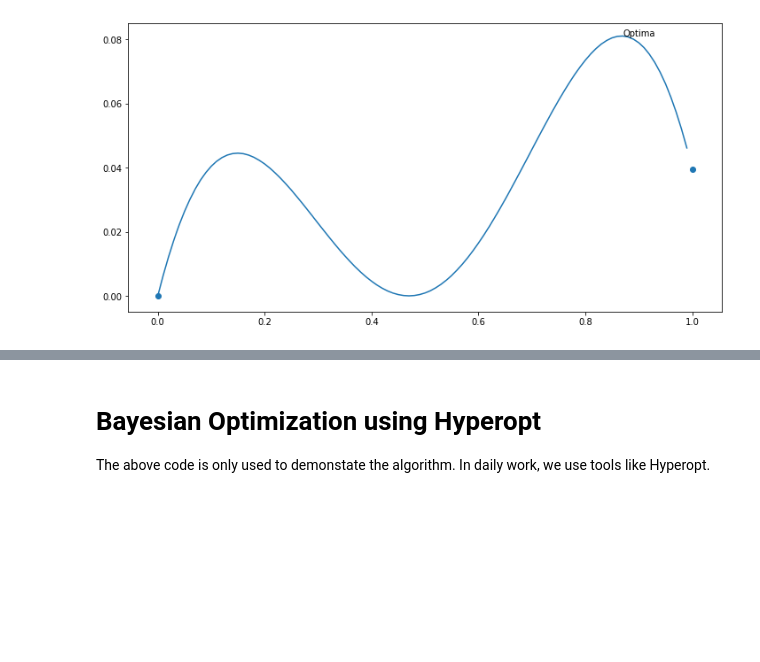
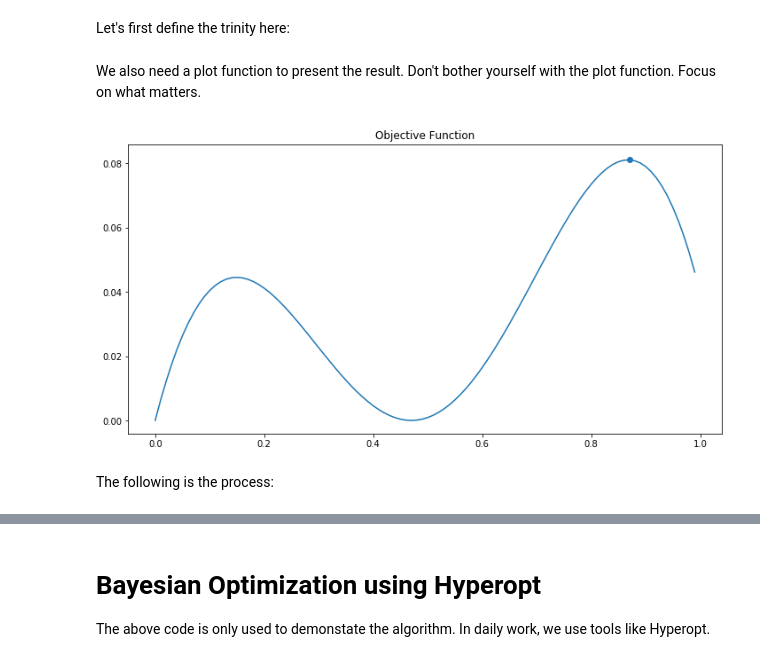
Before and after one commit to EricWebsmith/machine_learning_from_scrach, a Jupyter notebook: bayesian_optimization.ipynb, the cells around one changed output, grey strips where cells are left out. Saved outputs shown, nothing was run; the diff lists cells and outputs as text; code cells hidden in the pictures; blank space fills up the shorter version.

```diff
--- a/bayesian_optimization.ipynb
+++ b/bayesian_optimization.ipynb
@@ -40 +44,3 @@ from warnings import simplefilter
 from sklearn.gaussian_process import GaussianProcessRegressor
+# %% [markdown]
+Let's first define the trinity here:
@@ -41 +65,3 @@ from sklearn.gaussian_process import GaussianProcessRegressor
+# %% [markdown]
+We also need a plot function to present the result. Don't bother yourself with the plot function. Focus on what matters.
 # %%
@@ -67,23 +80,23 @@ def plot(X, y, xsamples, ysamples, yhat, std, new_x, new_y, i):
     plt.title(f'Iteration {i}')
     plt.show()
 # %%
-# grid-based sample of the domain [0,1]
+# search space [0,1]
 X = np.arange(0, 1, 0.01)
 X = X.reshape(-1,1)
-# sample the domain without noise
+# calculate y
 y = np.array([objective(x) for x in X])
 y = y.reshape(-1,1)
-# sample the domain with noise
-ynoise = [objective(x) for x in X]
-# find best result
+# find best result by grid search
 ix = np.argmax(y)
-xsamples=np.array([[0],[1]])
-ysamples=np.array([objective(x) for x in xsamples])
+
 plt.figure(figsize=(12,6))
 plt.plot(X, y)
-plt.annotate('Optima',(X[ix], y[ix]))
-plt.scatter(xsamples, ysamples)
+plt.scatter(X[ix],y[ix])
+#plt.annotate(f'Optima {(X[ix], y[ix])}',(X[ix], y[ix]))
+plt.title('Objective Function')
 plt.show()
 # %% [output]
-[figure, old version]
+[figure, new version]
+# %% [markdown]
+The following is the process:
 # %%
```
Also changed, not shown: parts of 8 cells of this notebook, 2 other files.
